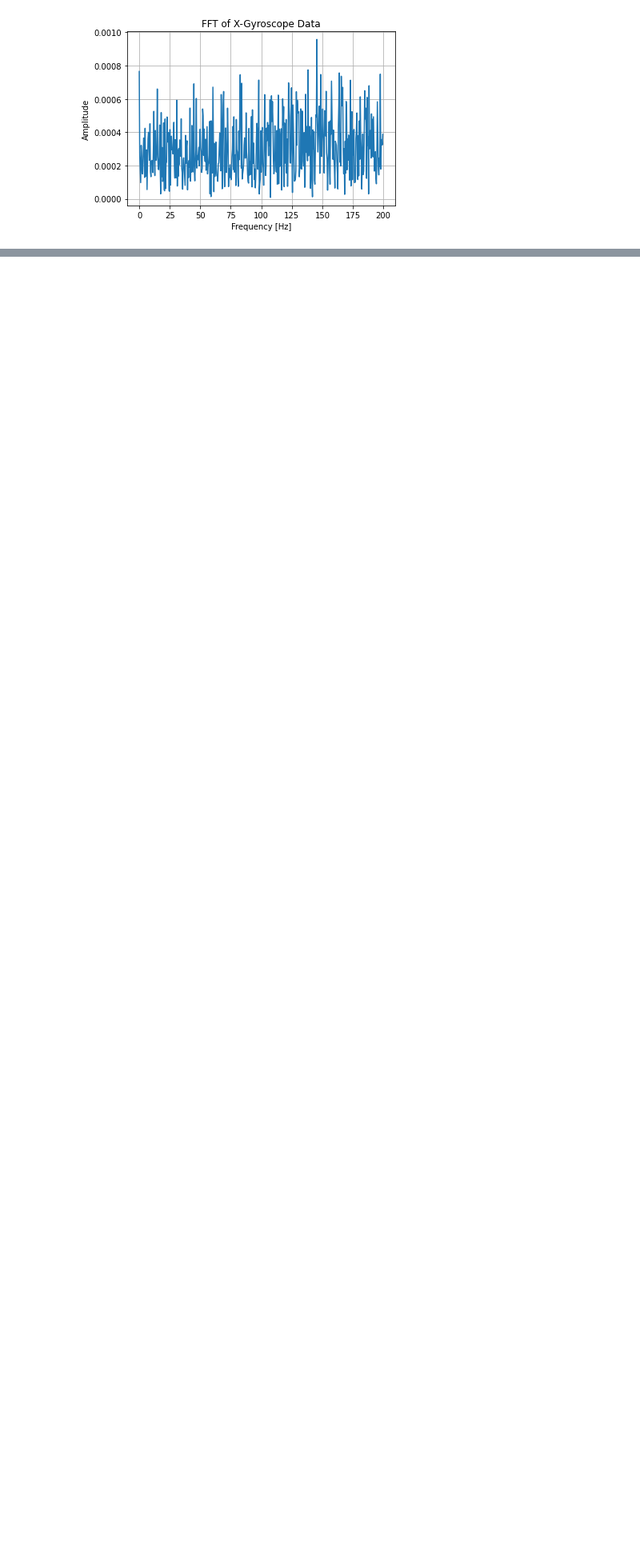
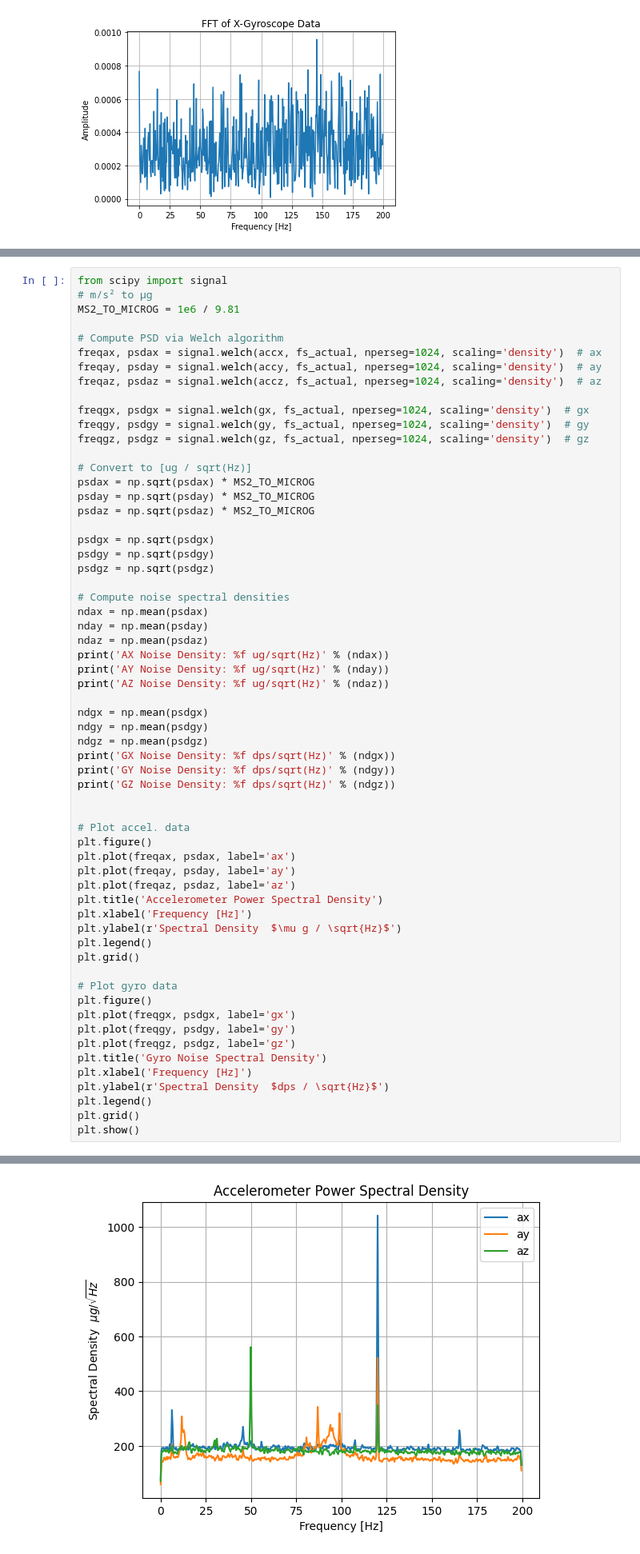
Before and after one commit to diplodocuslongus/depthai2know, a Jupyter notebook: IMU/imu_noise_characterization.ipynb, the cells around one changed output, grey strips where cells are left out. Shown at 80% size. Saved outputs shown, nothing was run; the diff lists cells and outputs as text; blank space fills up the shorter version.

```diff
--- a/IMU/imu_noise_characterization.ipynb
+++ b/IMU/imu_noise_characterization.ipynb
@@ -547,0 +592,62 @@ plt.show()
+# %%
+from scipy import signal
+# m/s² to μg
+MS2_TO_MICROG = 1e6 / 9.81
+
+# Compute PSD via Welch algorithm
+freqax, psdax = signal.welch(accx, fs_actual, nperseg=1024, scaling='density')  # ax
+freqay, psday = signal.welch(accy, fs_actual, nperseg=1024, scaling='density')  # ay
+freqaz, psdaz = signal.welch(accz, fs_actual, nperseg=1024, scaling='density')  # az
+
+freqgx, psdgx = signal.welch(gx, fs_actual, nperseg=1024, scaling='density')  # gx
+freqgy, psdgy = signal.welch(gy, fs_actual, nperseg=1024, scaling='density')  # gy
+freqgz, psdgz = signal.welch(gz, fs_actual, nperseg=1024, scaling='density')  # gz
+
+# Convert to [ug / sqrt(Hz)]
+psdax = np.sqrt(psdax) * MS2_TO_MICROG
+psday = np.sqrt(psday) * MS2_TO_MICROG
+psdaz = np.sqrt(psdaz) * MS2_TO_MICROG
+
+psdgx = np.sqrt(psdgx)
+psdgy = np.sqrt(psdgy)
+psdgz = np.sqrt(psdgz)
+
+# Compute noise spectral densities
+ndax = np.mean(psdax)
+nday = np.mean(psday)
+ndaz = np.mean(psdaz)
+print('AX Noise Density: %f ug/sqrt(Hz)' % (ndax))
+print('AY Noise Density: %f ug/sqrt(Hz)' % (nday))
+print('AZ Noise Density: %f ug/sqrt(Hz)' % (ndaz))
+
+ndgx = np.mean(psdgx)
+ndgy = np.mean(psdgy)
+ndgz = np.mean(psdgz)
+print('GX Noise Density: %f dps/sqrt(Hz)' % (ndgx))
+print('GY Noise Density: %f dps/sqrt(Hz)' % (ndgy))
+print('GZ Noise Density: %f dps/sqrt(Hz)' % (ndgz))
+
+
+# Plot accel. data
+plt.figure()
+plt.plot(freqax, psdax, label='ax')
+plt.plot(freqay, psday, label='ay')
+plt.plot(freqaz, psdaz, label='az')
+plt.title('Accelerometer Power Spectral Density')
+plt.xlabel('Frequency [Hz]')
+plt.ylabel(r'Spectral Density  $\mu g / \sqrt{Hz}$')
+plt.legend()
+plt.grid()
+
+# Plot gyro data
+plt.figure()
+plt.plot(freqgx, psdgx, label='gx')
+plt.plot(freqgy, psdgy, label='gy')
+plt.plot(freqgz, psdgz, label='gz')
+plt.title('Gyro Noise Spectral Density')
+plt.xlabel('Frequency [Hz]')
+plt.ylabel(r'Spectral Density  $dps / \sqrt{Hz}$')
+plt.legend()
+plt.grid()
+plt.show()
+# %% [output]
@@ -547,0 +660 @@ plt.show()
+[figure, added]
```
Also changed, not shown: parts of 15 cells of this notebook, 14 other files.
